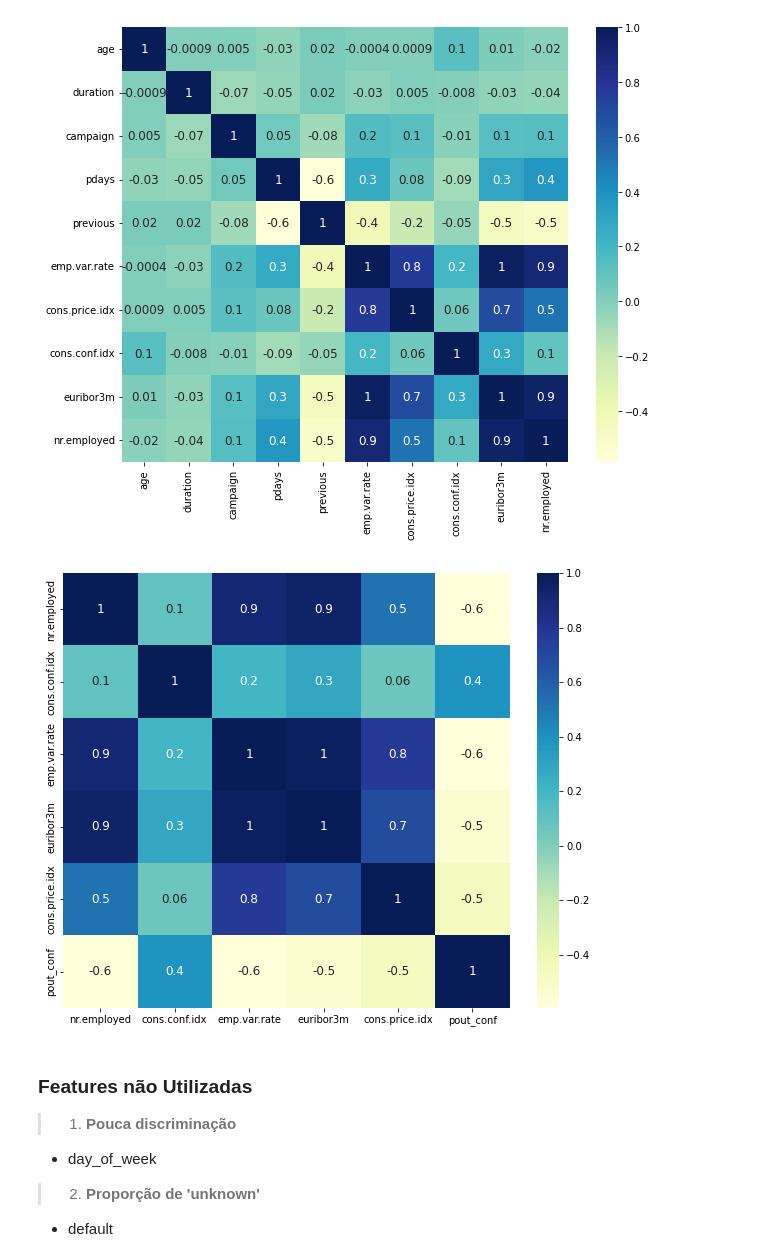
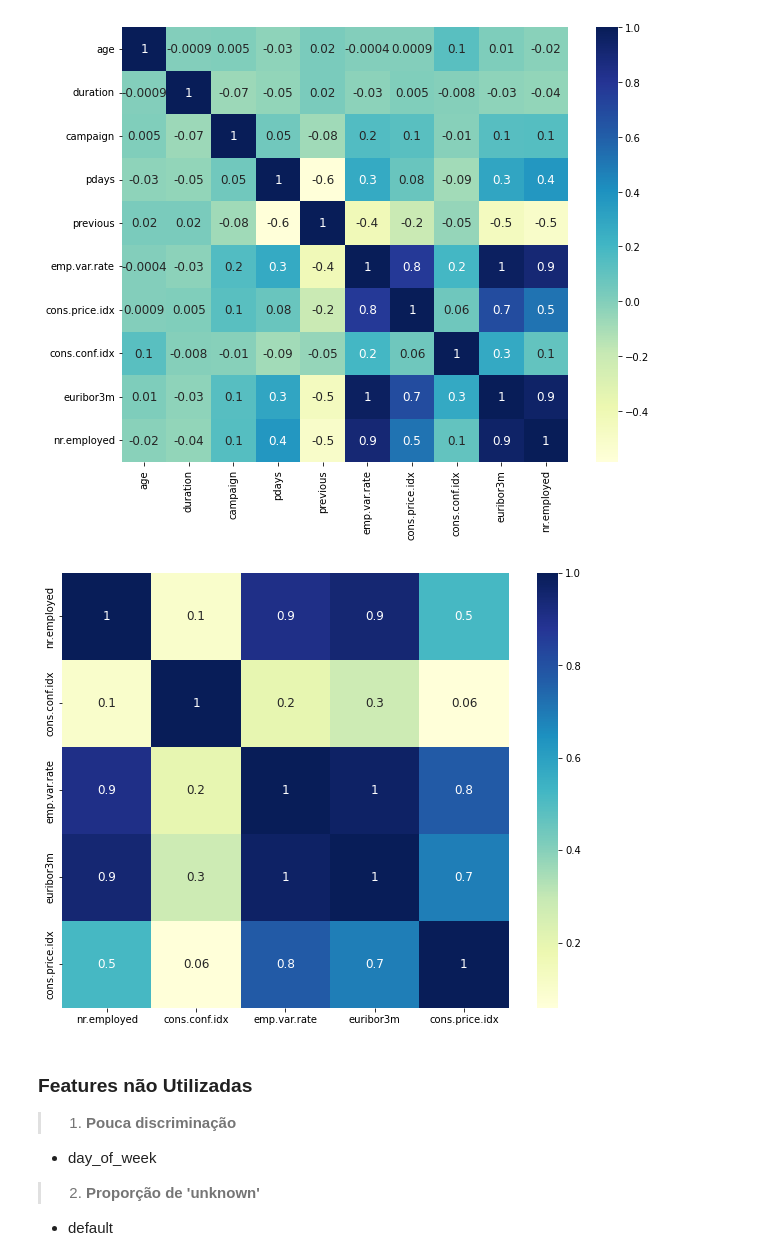
Before and after one commit to pedrosouzalv/PO-233, a Jupyter notebook: pre_processamento.ipynb, the cells around one changed output. Cells and saved outputs as stored; diff of their text form; code cells hidden in the pictures.

```diff
--- a/pre_processamento.ipynb
+++ b/pre_processamento.ipynb
@@ -158,24 +158,23 @@ sns.heatmap(corr_matrix,annot=True,fmt ='.1g', cmap="YlGnBu",annot_kws={"size":1
 # %%
 # matriz de correlação
 X = data_bank.drop(['y'], axis=1)
 bins= [-11, 5, 15]
 labels = ['Ruim', 'Ok']
 X['catc_pout_conf'] = X['cons.conf.idx'] - X['cons.conf.idx'].mean()
 X['catc_pout_conf'] = pd.cut(X['catc_pout_conf'], bins=bins, labels=labels, right=False).astype(str)
 X['pout_conf'] = X['poutcome'] + ' + ' + X['catc_pout_conf']
 X['pout_conf'] = X['pout_conf'].factorize()[0]
 corr_matrix = X[[
 'nr.employed',
 'cons.conf.idx',
  'emp.var.rate',
  'euribor3m',
- 'cons.price.idx',
- 'pout_conf'
+ 'cons.price.idx'
  ]].corr()
 plt.subplots(figsize=(10,8))
 sns.heatmap(corr_matrix,annot=True,fmt ='.1g', cmap="YlGnBu",annot_kws={"size":12});
 # %% [output]
-[figure, old version]
+[figure, new version]
 # %% [markdown]
 ### Features não Utilizadas
 > 1. **Pouca discriminação**
```
Also changed, not shown: 7 other files.
